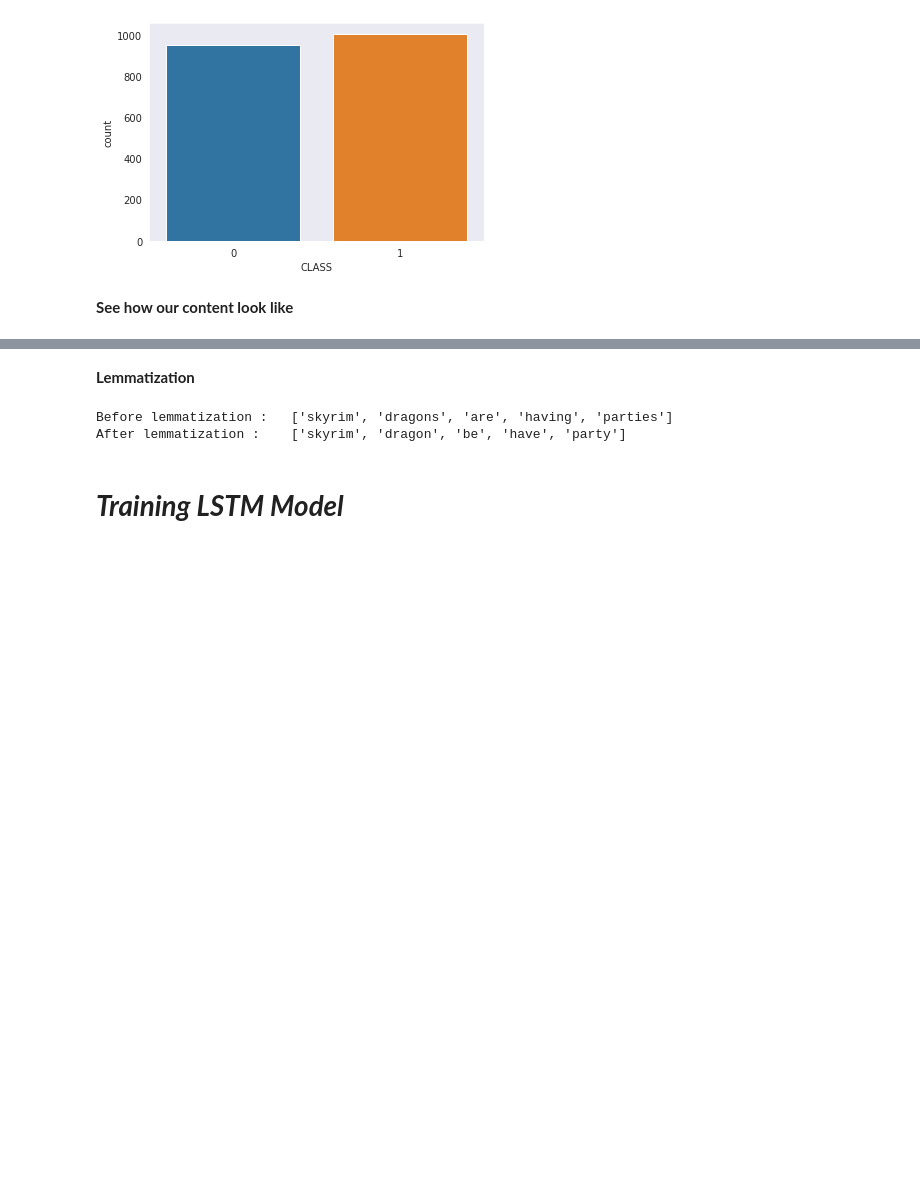
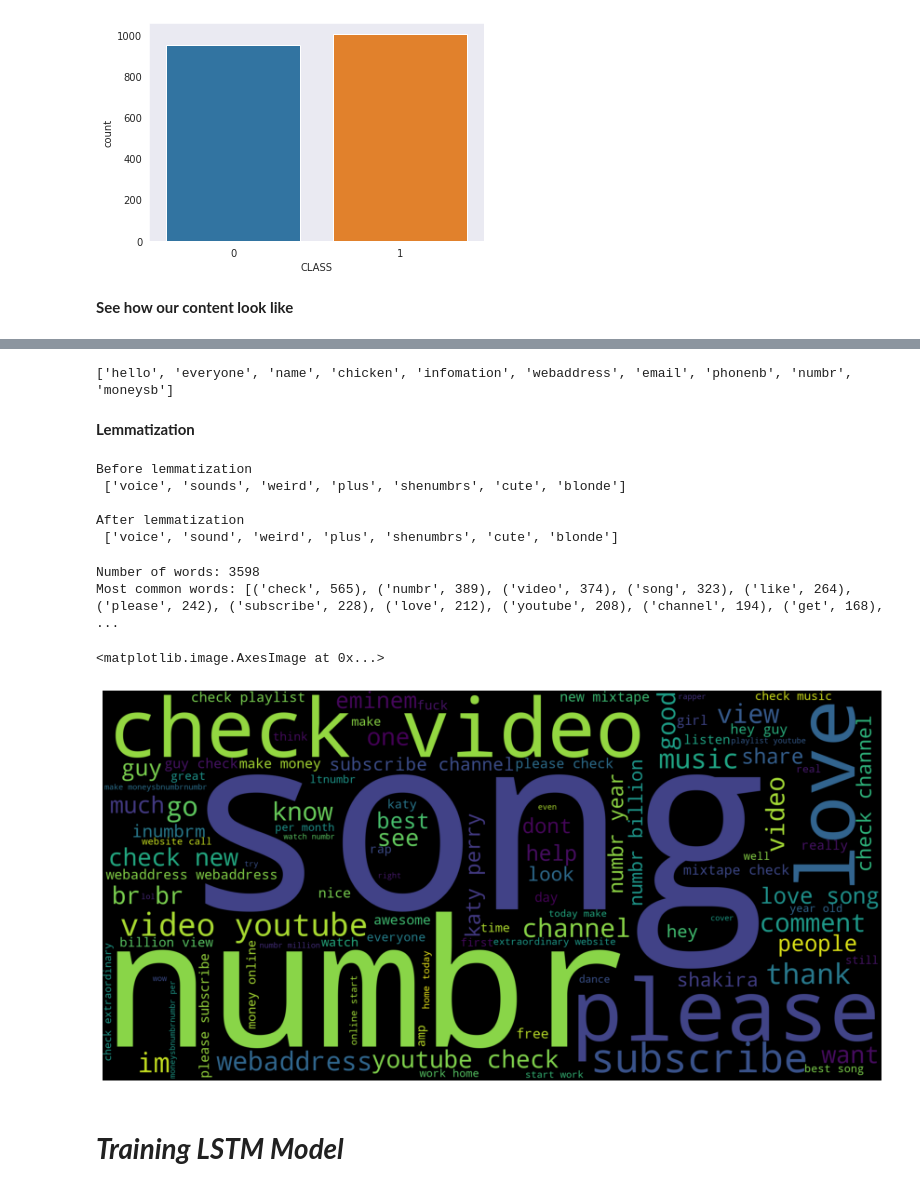
Before and after one commit to no197/ML_Youtube_Spam_Detection, a Jupyter notebook: Youtube_Spam_Detection.ipynb, the cells around one changed output, grey strips where cells are left out. Drawn from its saved outputs; the diff is of its cells as text; code cells hidden in the pictures; blank space fills up the shorter version.

```diff
--- a/Youtube_Spam_Detection.ipynb
+++ b/Youtube_Spam_Detection.ipynb
@@ -179,3 +213,9 @@ After tokenization :
+# %%
+text="Hello everyone, my name is CHICKEN, my infomation https://www.youtube.com/watch?v=T0sHaz4H9MQ, kukir@gmail.com, 888.456.1478, 800 $ "
+text=standardize_data(text)
+print(remove_stopwords(text))
+# %% [output]
+['hello', 'everyone', 'name', 'chicken', 'infomation', 'webaddress', 'email', 'phonenb', 'numbr', 'moneysb']
 # %% [markdown]
 **Lemmatization**
 # %%
@@ -196,15 +236,49 @@ hl_lemmatized = []
 for tokens in hl_tokens:
     lemm = [lemmatizer.lemmatize(w, get_wordnet_pos(w)) for w in tokens]
     hl_lemmatized.append(lemm)
-
-# Example comparison
-word_1 = ['skyrim','dragons', 'are', 'having', 'parties']
-word_2 = [lemmatizer.lemmatize(w, get_wordnet_pos(w)) for w in word_1]
-print('Before lemmatization :\t',word_1)
-print('After lemmatization :\t',word_2)
-# %% [output]
-Before lemmatization :   ['skyrim', 'dragons', 'are', 'having', 'parties']
-After lemmatization :    ['skyrim', 'dragon', 'be', 'have', 'party']
+# %%
+# Example comparison
+index=23
+word_1 = hl_tokens[index]
+word_2 = hl_lemmatized[index]
+print('Before lemmatization\n',word_1)
+print('\nAfter lemmatization\n',word_2)
+# %% [output]
+Before lemmatization
+ ['voice', 'sounds', 'weird', 'plus', 'shenumbrs', 'cute', 'blonde']
+
+After lemmatization
+ ['voice', 'sound', 'weird', 'plus', 'shenumbrs', 'cute', 'blonde']
+# %%
+# create bag-of-words
+all_words = []
+
+for token in hl_lemmatized:
+    for w in token:
+          all_words.append(w)
+
+corpus=' '.join(all_words)
+all_words = nltk.FreqDist(all_words)
+
+# print the total number of words and the 15 most common words
+print('Number of words: {}'.format(len(all_words)))
+print('Most common words: {}'.format(all_words.most_common(15)))
+
+
+import wordcloud
+import matplotlib.pyplot as plt
+%matplotlib inline
+#cloud = np.array(all_words).flatten()
+plt.figure(figsize=(15,10))
+word_cloud = wordcloud.WordCloud(max_words=100,background_color ="black",
+                               width=2000,height=1000,mode="RGB").generate(corpus)
+plt.axis("off")
+plt.imshow(word_cloud)
+# %% [output]
+Number of words: 3598
+Most common words: [('check', 565), ('numbr', 389), ('video', 374), ('song', 323), ('like', 264), ('please', 242), ('subscribe', 228), ('love', 212), ('youtube', 208), ('channel', 194), ('get', 168),  ...
+<matplotlib.image.AxesImage at 0x...>
+[figure, added]
 # %% [markdown]
 # ***Training LSTM Model***
 # %%
```
Also changed, not shown: parts of 50 cells of this notebook.
